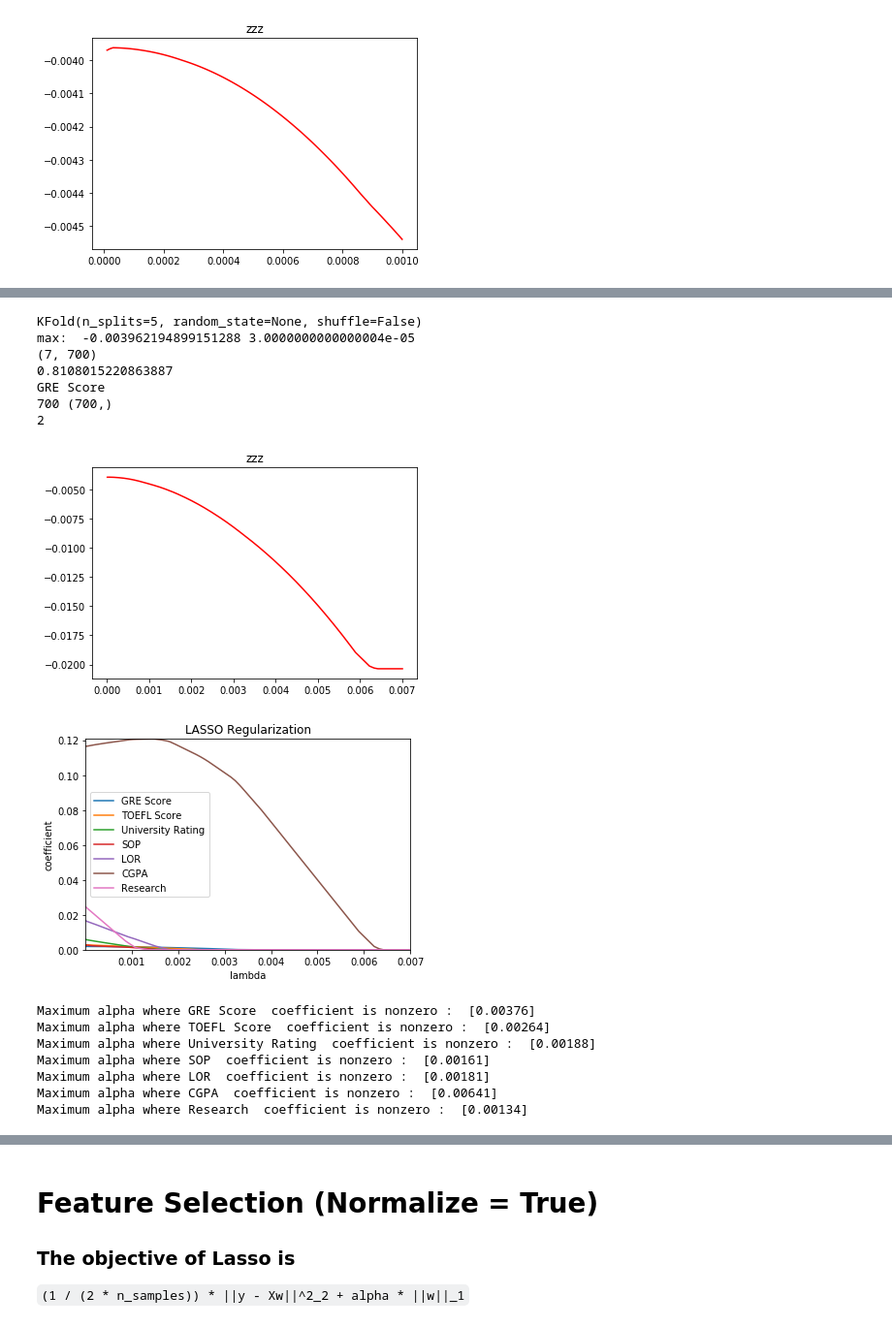
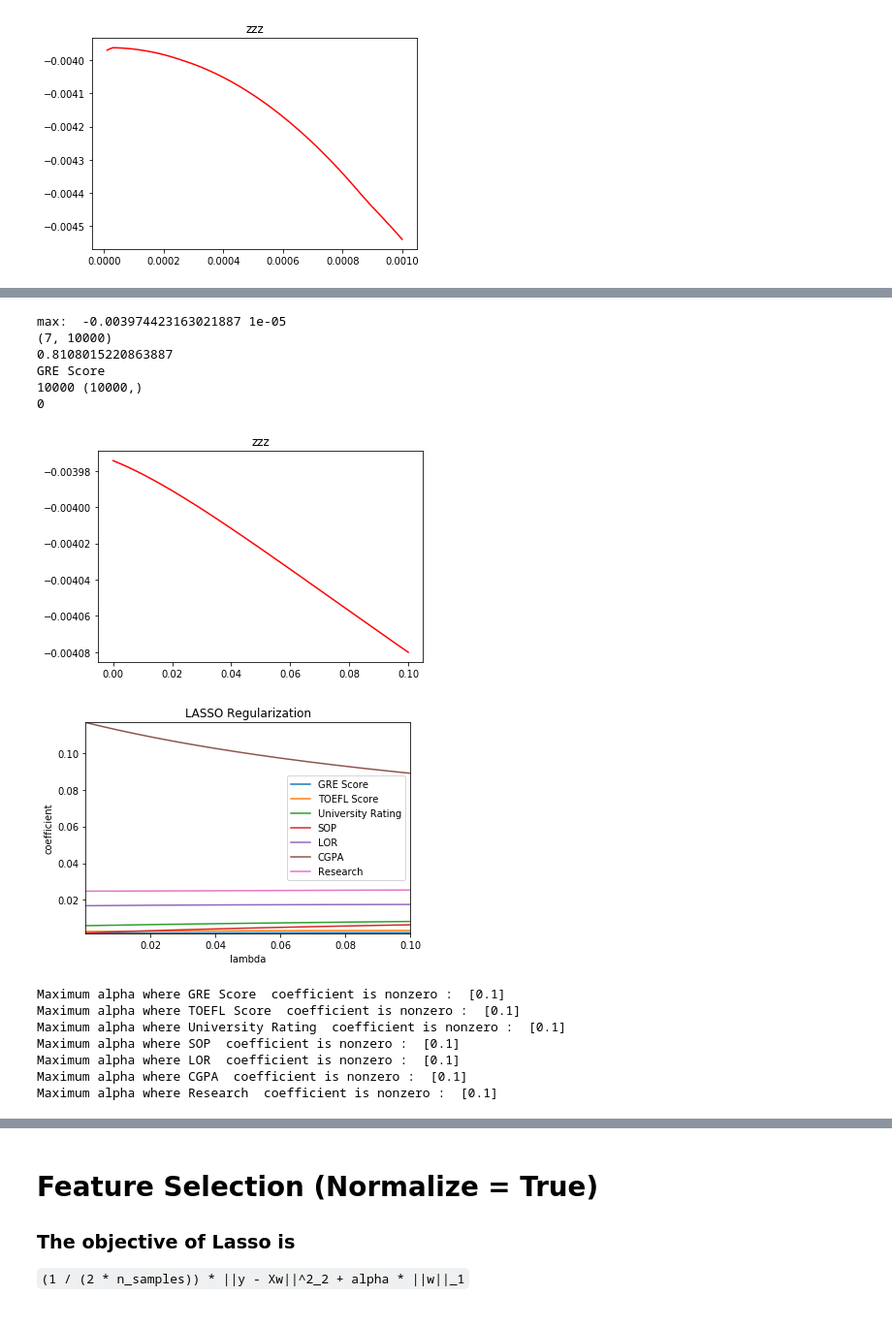
Before and after one commit to kimjungwow/MAS480-Mathematical-Foundation-for-Artifical-Intelligence, a Jupyter notebook: graduateAdmission.ipynb, the cells around one changed output, grey strips where cells are left out. Shown at 97% size. Saved outputs shown, nothing was run; the diff lists cells and outputs as text; code cells hidden in the pictures.

```diff
--- a/graduateAdmission.ipynb
+++ b/graduateAdmission.ipynb
@@ -114,34 +238,32 @@ GRE Score
 df_train_drop = df_train_ori.drop('ChanceofAdmit',1)
 X = df_train_drop.values
 y = df_train_ori.ChanceofAdmit.values
-#print(X)
-X_normalized = preprocessing.normalize(X, norm='l2')
-#X_normalized = preprocessing.normalize(X, norm='l2')
-#print(X_normalized)
 colnames = df_train_drop.columns
 kf = KFold(n_splits=5)
-#kf.get_n_splits(X)
-print(kf)
+
 alpha_value=0.00001
 max_score=-1
 max_score_alpha=0
 alpha_valueArr = np.array([])
 scoreArr = np.array([])
 index=0
-result_coef = np.ndarray(shape=(df_train_drop.shape[1],700), dtype=float)
-
+result_coef = np.ndarray(shape=(df_train_drop.shape[1],10000), dtype=float)
+alphas = np.logspace(-5, 0, 400)
 featureArr = np.ones((df_train_drop.shape[1],1))
-while alpha_value<0.007:
+#for alpha_value in alphas:
+while alpha_value<0.1:
     scaler = StandardScaler()
 
 
 
-    clf = Lasso(alpha=alpha_value,normalize=True)
+    #clf = Lasso(alpha=alpha_value,normalize=True)
+    clf = Ridge(alpha=alpha_value,normalize=True)
+
 
 
     cv_result=cross_validate(clf,X,y,scoring='neg_mean_squared_error',cv=kf, return_estimator=True)
     scores = cv_result['test_score']
-    #print(alpha_value,scores)
+
 
     if max_score<np.mean(scores):
         max_score=np.mean(scores)
@@ -151,12 +273,10 @@ while alpha_value<0.007:
 
     round(alpha_value,5)
 
-    #print('This is ',alpha_value)
+
     cv_result_es=cv_result['estimator']
     itercoef=((np.array(cv_result_es[0].coef_))+(np.array(cv_result_es[1].coef_))+(np.array(cv_result_es[2].coef_))+(np.array(cv_result_es[3].coef_))+(np.array(cv_result_es[4].coef_)))/5
-    #for model in cv_result['estimator']:
-        #print(model.coef_)
-    #print(itercoef)
+
     for i in range(7):
         result_coef[i][index]=itercoef[i]
         if itercoef[i]!=0:
@@ -167,18 +287,12 @@ while alpha_value<0.007:
     alpha_value += 0.00001
     index+=1
 
-    #if np.max(scores)<0:
-        #break
+    if np.max(itercoef)==0:
+        break
 
 print('max: ',max_score, max_score_alpha)
 print(np.array(result_coef).shape)
-#lasso = Lasso(alpha=max_score_alpha, normalize=True)
 
-# Fit the regressor to the data
-#lasso.fit(X,y)
-
-#print(lasso.coef_)
-    #print(scores, np.mean(scores))
 clf = LinearRegression()
 scores=cross_val_score(clf,X,y,cv=kf)
 print(np.mean(scores))
@@ -186,49 +300,48 @@ print(colnames[0])
 #print(alpha_valueArr.size, alpha_valueArr)
 import sys
 #np.set_printoptions(threshold=sys.maxsize)
 #print(scoreArr.size, scoreArr)
 
 #for x in range(df_train_drop.shape[1]):
  #   plt.plot(lambdaArr[firstNonZeroIndex:lastIndex],lassoCoefArr[x][firstNonZeroIndex:lastIndex],colors[x], label=colnames[x])
 plt.title('zzz')
 print(alpha_valueArr.shape[0],scoreArr.shape)
-plt.plot(alpha_valueArr[0:700],scoreArr[0:700],'r')
+plt.plot(alpha_valueArr[0:(alpha_valueArr.shape[0])],scoreArr[0:(alpha_valueArr.shape[0])],'r')
 print(np.argmax(scoreArr))
 plt.show()
 
 #################
 
 plt.title('LASSO Regularization')
 plt.xlabel('lambda')
 plt.ylabel('coefficient')
 colors = ['tab:blue', 'tab:orange', 'tab:green','tab:red','tab:purple','tab:brown','tab:pink','tab:gray','tab:olive','tab:cyan','b', 'g', 'r', 'c', 'm', 'y', 'k']
 for x in range(df_train_drop.shape[1]):
-    plt.plot(alpha_valueArr[0:700],result_coef[x][0:700],colors[x], label=colnames[x])
+    plt.plot(alpha_valueArr[0:(alpha_valueArr.shape[0])],result_coef[x][0:(alpha_valueArr.shape[0])],colors[x], label=colnames[x])
 
 plt.legend()
 plt.margins(0.00001)
 #plt.ylim(0,np.mean(lasso.coef_))
 plt.show()
 
 for x in range(df_train_drop.shape[1]):
     print('Maximum alpha where',colnames[x],' coefficient is nonzero : ',featureArr[x])
 # %% [output]
-KFold(n_splits=5, random_state=None, shuffle=False)
-max:  -0.003962194899151288 3.0000000000000004e-05
-(7, 700)
+max:  -0.003974423163021887 1e-05
+(7, 10000)
 0.8108015220863887
 GRE Score
-700 (700,)
-2
+10000 (10000,)
+0
-[figure, old version]
+[figure, new version]
-[figure, old version]
+[figure, new version]
-Maximum alpha where GRE Score  coefficient is nonzero :  [0.00376]
-Maximum alpha where TOEFL Score  coefficient is nonzero :  [0.00264]
-Maximum alpha where University Rating  coefficient is nonzero :  [0.00188]
-Maximum alpha where SOP  coefficient is nonzero :  [0.00161]
-Maximum alpha where LOR  coefficient is nonzero :  [0.00181]
-Maximum alpha where CGPA  coefficient is nonzero :  [0.00641]
-Maximum alpha where Research  coefficient is nonzero :  [0.00134]
+Maximum alpha where GRE Score  coefficient is nonzero :  [0.1]
+Maximum alpha where TOEFL Score  coefficient is nonzero :  [0.1]
+Maximum alpha where University Rating  coefficient is nonzero :  [0.1]
+Maximum alpha where SOP  coefficient is nonzero :  [0.1]
+Maximum alpha where LOR  coefficient is nonzero :  [0.1]
+Maximum alpha where CGPA  coefficient is nonzero :  [0.1]
+Maximum alpha where Research  coefficient is nonzero :  [0.1]
 # %%
 alphas = np.logspace(-6, 0, 200)
 from sklearn.metrics import mean_squared_error
```
Also changed, not shown: parts of 5 cells of this notebook.
